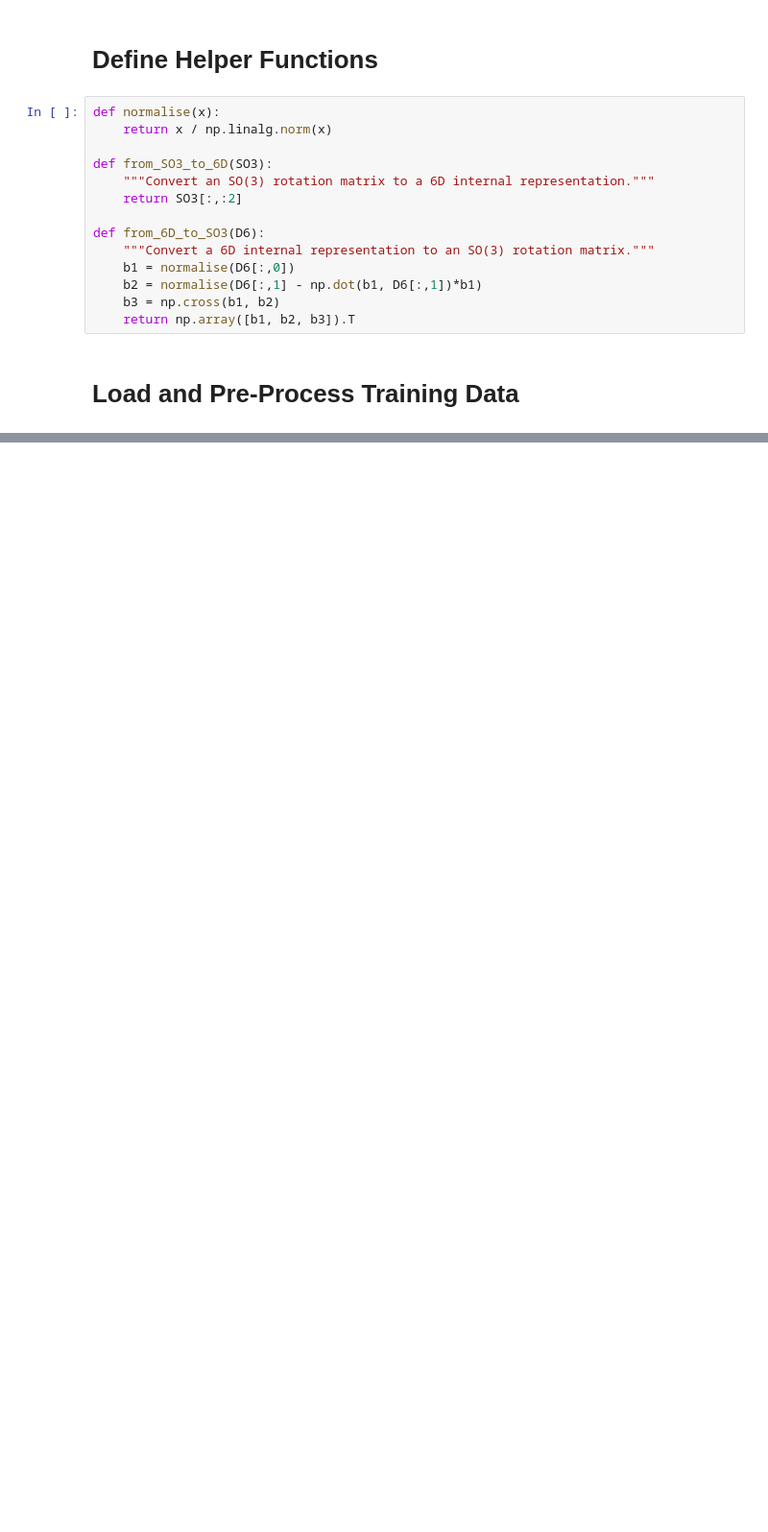
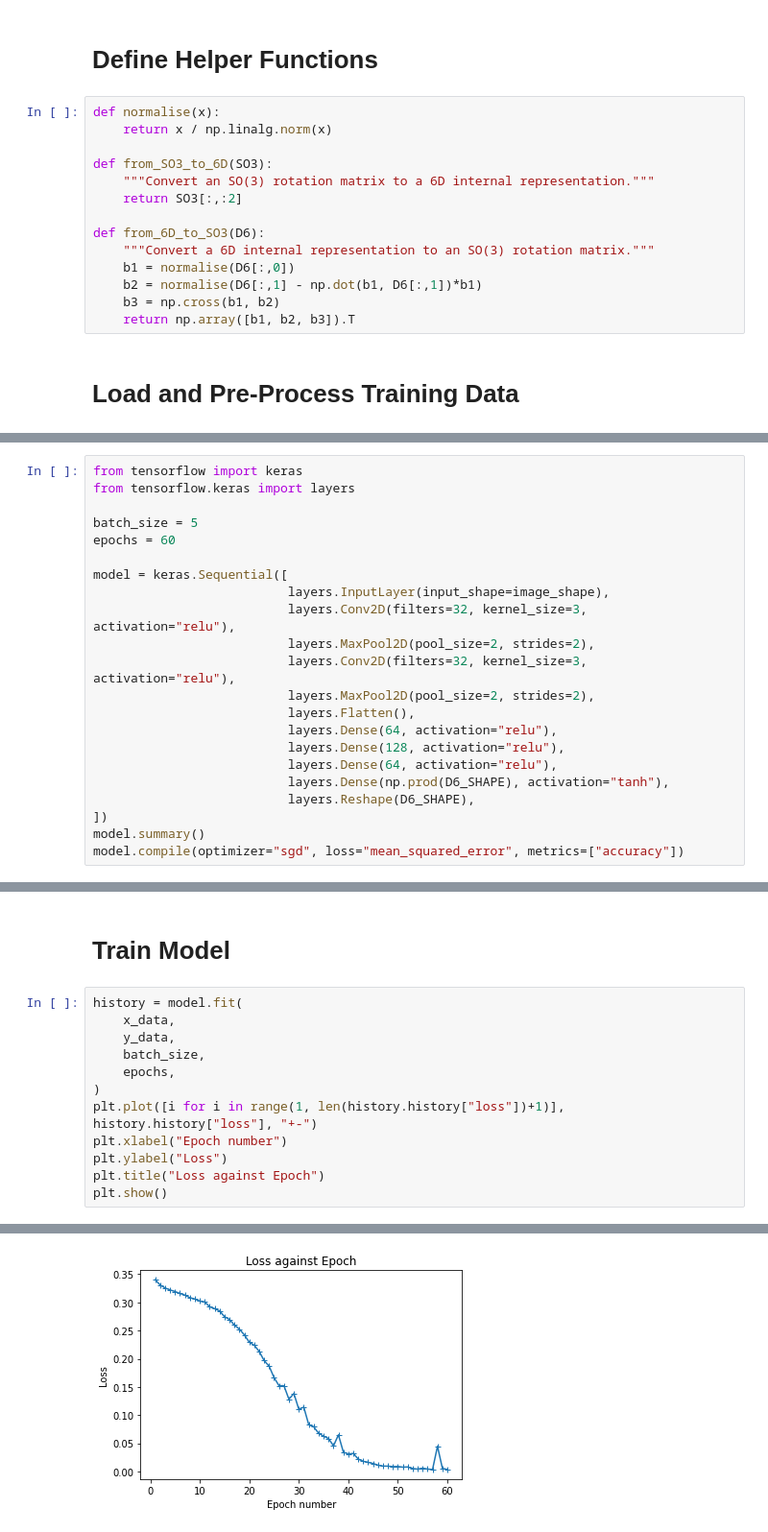
Before and after one commit to SEMOrientation/Y4ProjectNotebooks, a Jupyter notebook: 2D_Network.ipynb, the cells around one changed output, grey strips where cells are left out. Shown at 96% size. Saved outputs shown, nothing was run; the diff lists cells and outputs as text; blank space fills up the shorter version.

Commit message:
Add a simple machine learning model for predicting angle

```diff
--- a/2D_Network.ipynb
+++ b/2D_Network.ipynb
@@ -63,0 +114,22 @@ print(y_data[0,:,:])
+# %%
+from tensorflow import keras
+from tensorflow.keras import layers
+
+batch_size = 5
+epochs = 60
+
+model = keras.Sequential([
+                          layers.InputLayer(input_shape=image_shape),
+                          layers.Conv2D(filters=32, kernel_size=3, activation="relu"),
+                          layers.MaxPool2D(pool_size=2, strides=2),
+                          layers.Conv2D(filters=32, kernel_size=3, activation="relu"),
+                          layers.MaxPool2D(pool_size=2, strides=2),
+                          layers.Flatten(),
+                          layers.Dense(64, activation="relu"),
+                          layers.Dense(128, activation="relu"),
+                          layers.Dense(64, activation="relu"),
+                          layers.Dense(np.prod(D6_SHAPE), activation="tanh"),
+                          layers.Reshape(D6_SHAPE),
+])
+model.summary()
+model.compile(optimizer="sgd", loss="mean_squared_error", metrics=["accuracy"])
@@ -63,0 +154,15 @@ print(y_data[0,:,:])
+# %% [markdown]
+# Train Model
+# %%
+history = model.fit(
+    x_data,
+    y_data,
+    batch_size,
+    epochs,
+)
+plt.plot([i for i in range(1, len(history.history["loss"])+1)], history.history["loss"], "+-")
+plt.xlabel("Epoch number")
+plt.ylabel("Loss")
+plt.title("Loss against Epoch")
+plt.show()
+# %% [output]
@@ -63,0 +186 @@ print(y_data[0,:,:])
+[figure, added]
```
Also changed, not shown: parts of 9 cells of this notebook.
